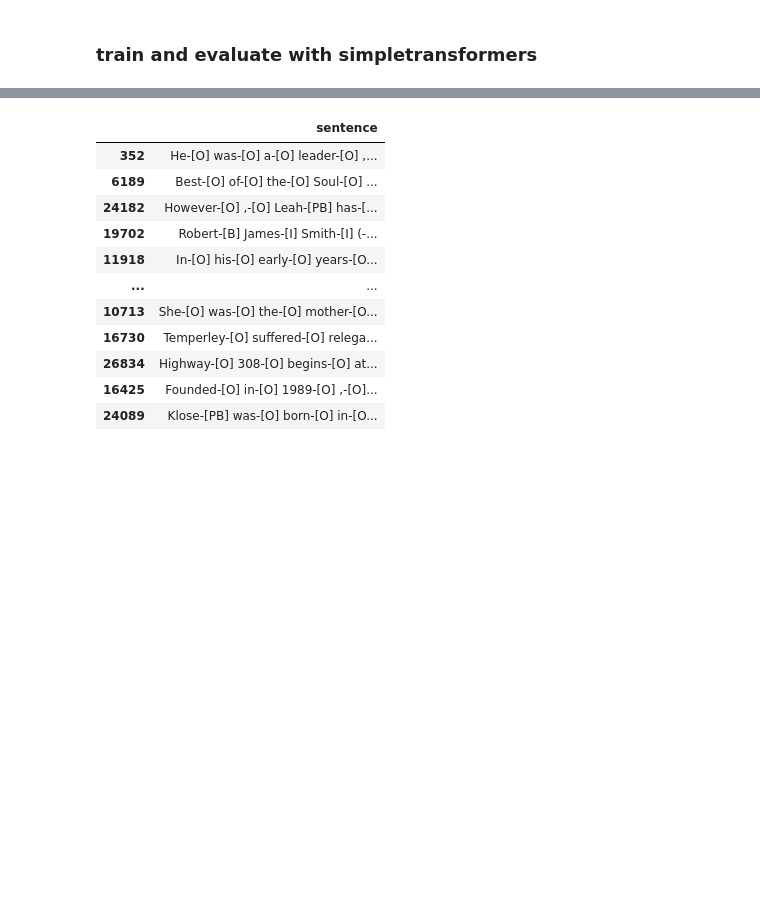
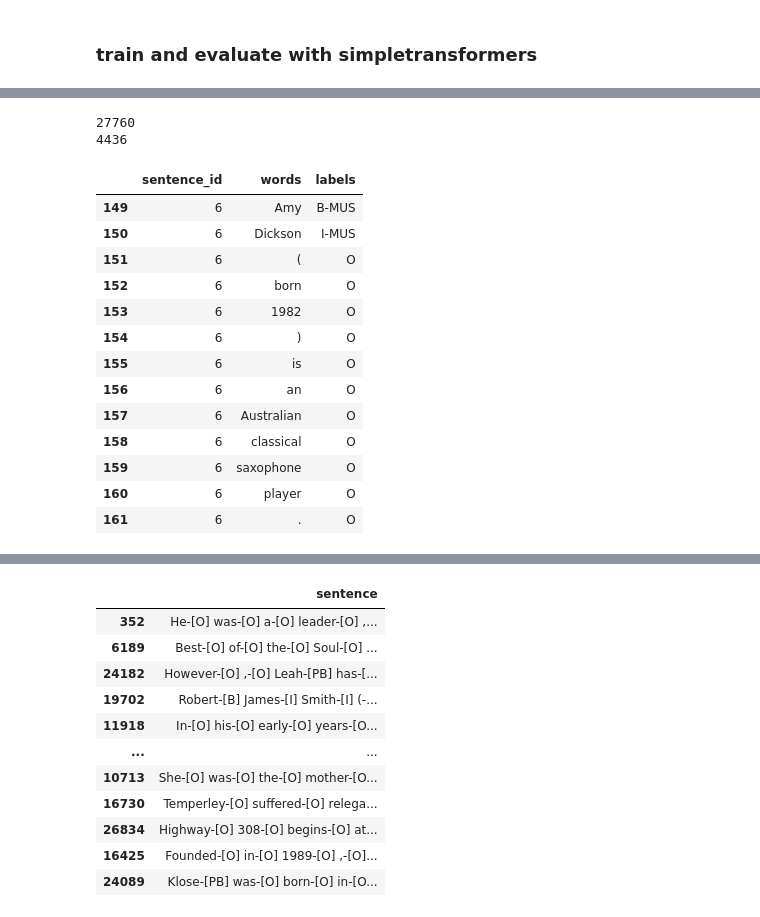
Before and after one commit to allenai/spike-ds-tutorials, a Jupyter notebook: src/train_with_simpletransformers.ipynb, the cells around one changed output, grey strips where cells are left out. Cells and saved outputs as stored; diff of their text form; code cells hidden in the pictures; blank space fills up the shorter version.

```diff
--- a/src/train_with_simpletransformers.ipynb
+++ b/src/train_with_simpletransformers.ipynb
@@ -163,0 +192,22 @@ INFO:simpletransformers.ner.ner_model: Converting to features started.
+# %%
+print(len(train_set["sentence_id"].unique()))
+mus_dev = train_set[train_set['labels'] == 'B-MUS']["sentence_id"].unique()
+print(len(mus_dev))
+train_set[train_set['sentence_id'] == mus_dev[0]]
+# %% [output]
+27760
+4436
+|  | sentence_id | words | labels |
+| 149 | 6 | Amy | B-MUS |
+| 150 | 6 | Dickson | I-MUS |
+| 151 | 6 | ( | O |
+| 152 | 6 | born | O |
+| 153 | 6 | 1982 | O |
+| 154 | 6 | ) | O |
+| 155 | 6 | is | O |
+| 156 | 6 | an | O |
+| 157 | 6 | Australian | O |
+| 158 | 6 | classical | O |
+| 159 | 6 | saxophone | O |
+| 160 | 6 | player | O |
+| 161 | 6 | . | O |
```
Also changed, not shown: parts of 12 cells of this notebook, 14 other files.
